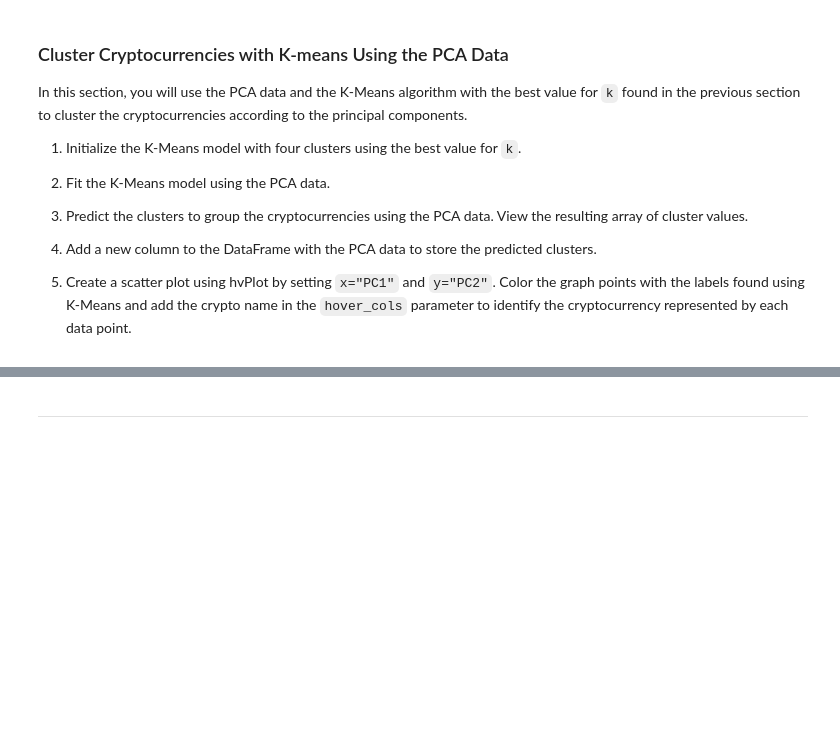
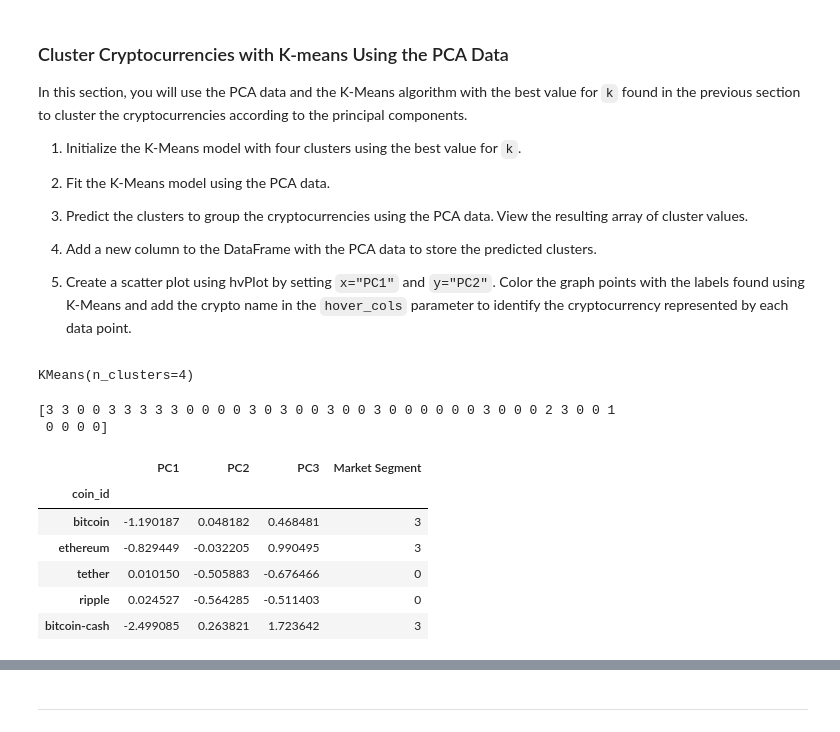
Before and after one commit to VladislavGlupak/Crypto-Clustering, a Jupyter notebook: crypto_investments.ipynb, the cells around one changed output, grey strips where cells are left out. Saved outputs shown, nothing was run; the diff lists cells and outputs as text; code cells hidden in the pictures; blank space fills up the shorter version.

```diff
--- a/crypto_investments.ipynb
+++ b/crypto_investments.ipynb
@@ -243,6 +346,10 @@ In this section, you will use the elbow method to find the best value for `k` us
 # 1. Create a KMeans model using the loop counter for the n_clusters
 # 2. Fit the model to the data using `df_market_data_pca`
 # 3. Append the model.inertia_ to the inertia list
-# YOUR CODE HERE!
+
+for i in k_pca:
+    model = KMeans(n_clusters=i, random_state=0)
+    model.fit(df_market_pca_data)
+    inertia_pca.append(model.inertia_)
 # %%
 # Create a dictionary with the data to plot the Elbow curve
@@ -282,25 +402,45 @@ In this section, you will use the PCA data and the K-Means algorithm with the be
 5. Create a scatter plot using hvPlot by setting `x="PC1"` and `y="PC2"`. Color the graph points with the labels found using K-Means and add the crypto name in the `hover_cols` parameter to identify the cryptocurrency represented by each data point.
 # %%
 # Initialize the K-Means model using the best value for k
-# YOUR CODE HERE!
+
+model_pca = KMeans(n_clusters=4)
 # %%
 # Fit the K-Means model using the PCA data
-# YOUR CODE HERE!
+
+model_pca.fit(df_market_pca_data)
+# %% [output]
+KMeans(n_clusters=4)
 # %%
 # Predict the clusters to group the cryptocurrencies using the PCA data
-# YOUR CODE HERE!
+
+market_data_segments_pca = model_pca.predict(df_market_pca_data)
 
 # View the resulting array of cluster values.
-# YOUR CODE HERE!
+
+print(market_data_segments_pca)
+# %% [output]
+[3 3 0 0 3 3 3 3 3 0 0 0 0 3 0 3 0 0 3 0 0 3 0 0 0 0 0 0 3 0 0 0 2 3 0 0 1
+ 0 0 0 0]
 # %%
 # Create a copy of the DataFrame with the PCA data
-# YOUR CODE HERE!
+
+df_market_pca_data_predictions = df_market_pca_data.copy()
 
 # Add a new column to the DataFrame with the predicted clusters
-# YOUR CODE HERE!
+
+df_market_pca_data_predictions["Market Segment"] = market_data_segments_pca
 
 # Display sample data
-# YOUR CODE HERE!
+
+df_market_pca_data_predictions.head()
+# %% [output]
+|  | PC1 | PC2 | PC3 | Market Segment |
+| coin_id |  |  |  |  |
+| bitcoin | -1.190187 | 0.048182 | 0.468481 | 3 |
+| ethereum | -0.829449 | -0.032205 | 0.990495 | 3 |
+| tether | 0.010150 | -0.505883 | -0.676466 | 0 |
+| ripple | 0.024527 | -0.564285 | -0.511403 | 0 |
+| bitcoin-cash | -2.499085 | 0.263821 | 1.723642 | 3 |
 # %%
 # Create a scatter plot using hvPlot by setting
 # `x="PC1"` and `y="PC2"`.
```
Also changed, not shown: parts of 31 cells of this notebook.
